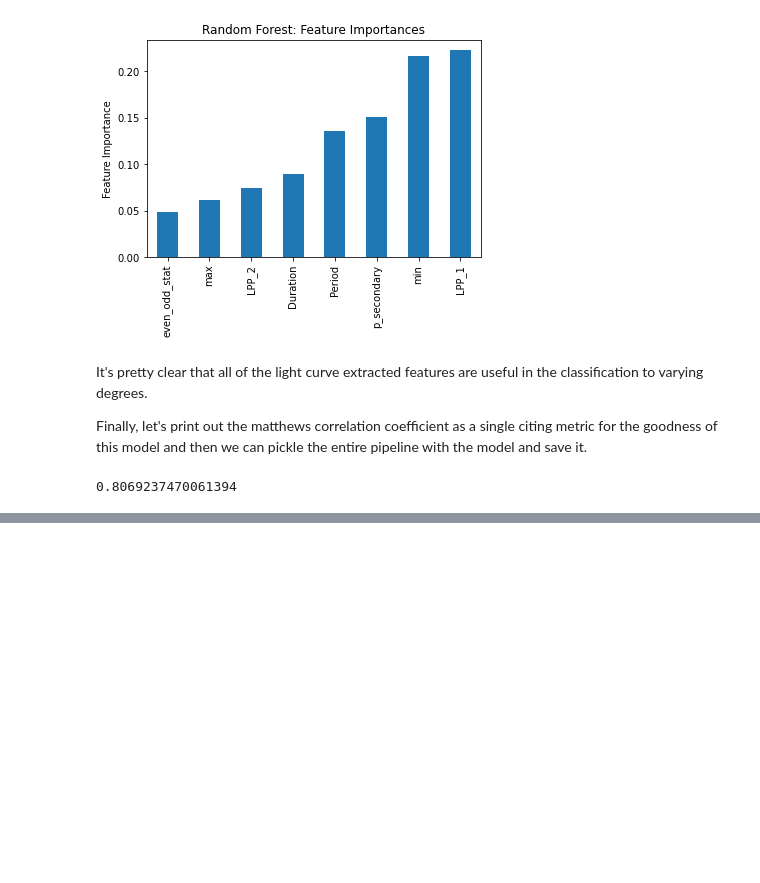
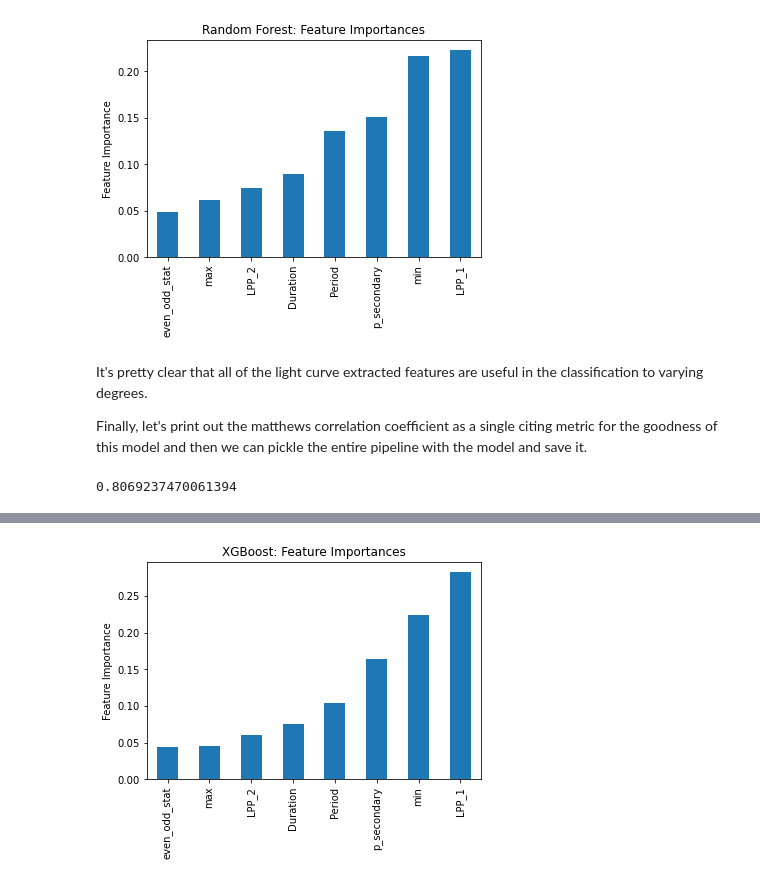
Before and after one commit to admveen/Exoplanet, a Jupyter notebook: notebooks/Exo_Modeling.ipynb, the cells around one changed output, grey strips where cells are left out. Cells and saved outputs as stored; diff of their text form; code cells hidden in the pictures; blank space fills up the shorter version.

```diff
--- a/notebooks/Exo_Modeling.ipynb
+++ b/notebooks/Exo_Modeling.ipynb
@@ -209,0 +419,4 @@ from sklearn.ensemble import GradientBoostingClassifier
+# %%
+best_xgb_mod = exo_xgb_cv.best_estimator_
+# %%
+best_xgb_mod.fit(X_train, y_train_flat)
@@ -209,0 +442,2 @@ from sklearn.ensemble import GradientBoostingClassifier
+# %%
+best_xgb_mod.fit(X_train, y_train_flat)
@@ -209,0 +481,4 @@ from sklearn.ensemble import GradientBoostingClassifier
+# %%
+feat_cols = ['LPP_1', 'LPP_2', 'Period', 'Duration', 'even_odd_stat', 'p_secondary', 'max', 'min']
+feature_xg_importance_series = pd.Series(best_xgb_mod['exo_xgb'].feature_importances_, index = feat_cols).sort_values()
+print(feature_xg_importance_series)
@@ -209,0 +495,7 @@ from sklearn.ensemble import GradientBoostingClassifier
+# %%
+feature_xg_importance_series.plot(kind = 'bar')
+plt.ylabel('Feature Importance')
+plt.title('XGBoost: Feature Importances')
+plt.show()
+# %% [output]
+[figure, added]
```
Also changed, not shown: parts of 40 cells of this notebook, 2 other files.
